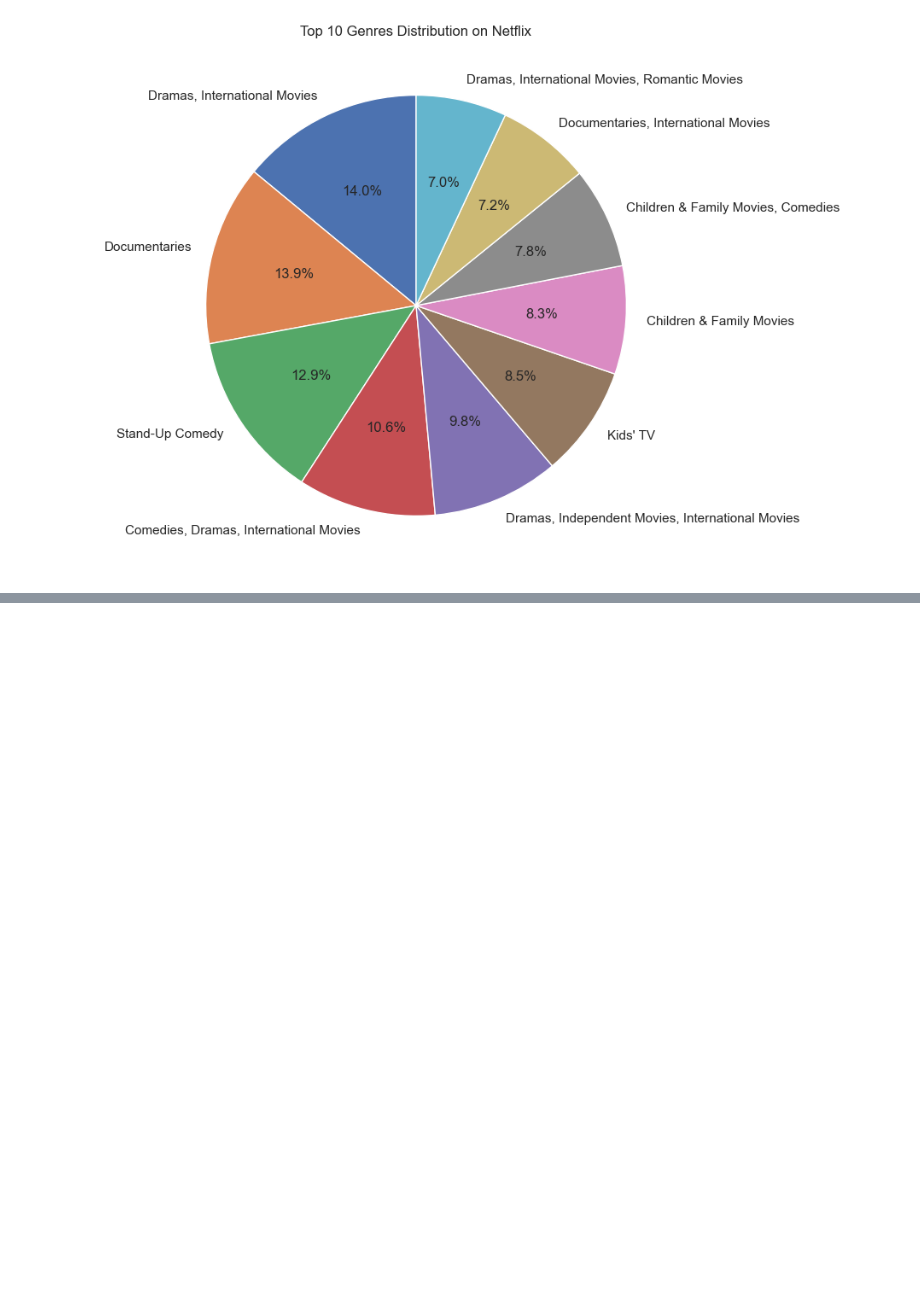
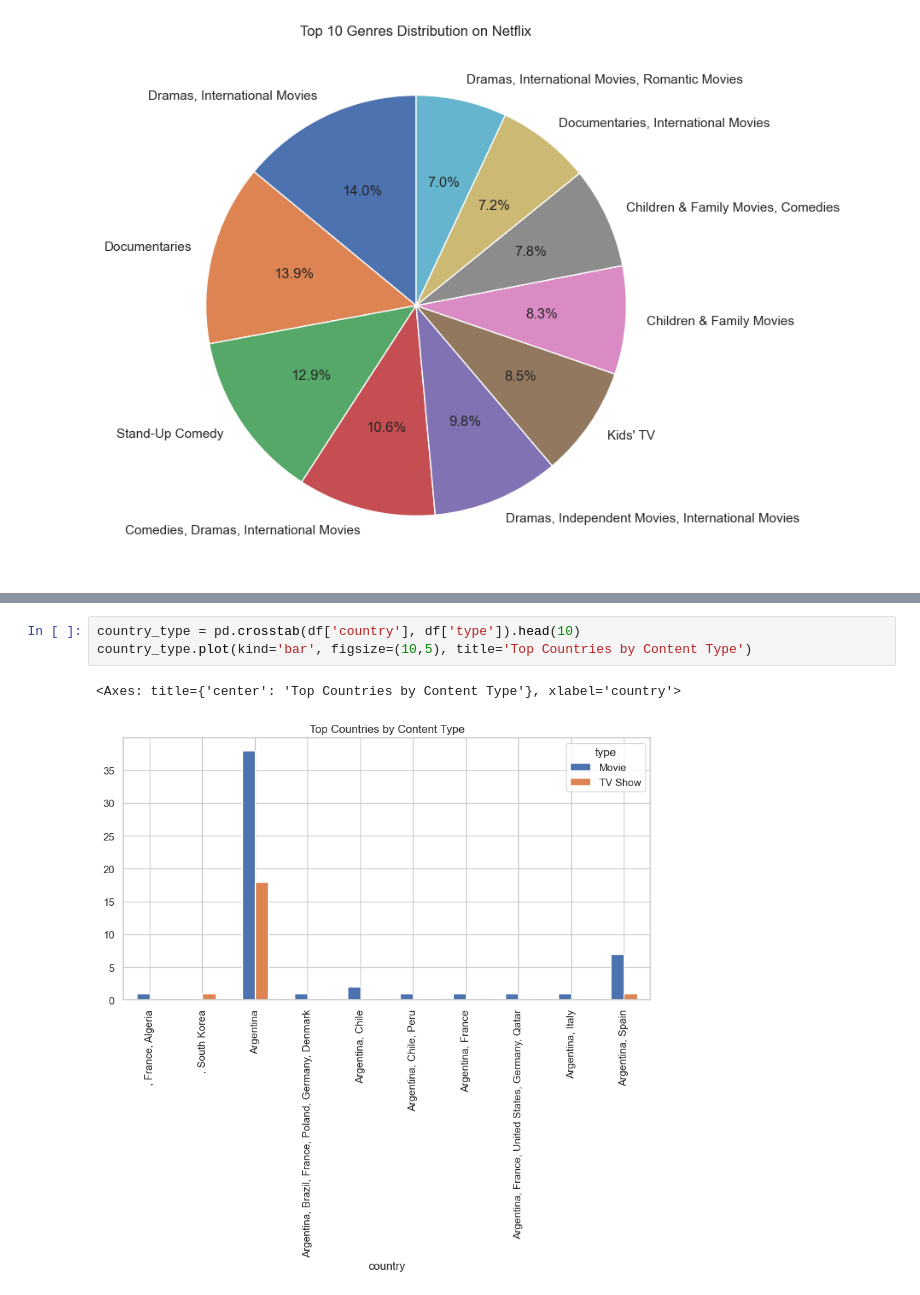
Before and after one commit to Pranavbagul/Netflix-Exploratory-Data-Analysis, a Jupyter notebook: project.ipynb, the cells around one changed output, grey strips where cells are left out. Drawn from its saved outputs; the diff is of its cells as text; blank space fills up the shorter version.

```diff
--- a/project.ipynb
+++ b/project.ipynb
@@ -156,0 +224,6 @@ plt.show()
+# %%
+country_type = pd.crosstab(df['country'], df['type']).head(10)
+country_type.plot(kind='bar', figsize=(10,5), title='Top Countries by Content Type')
+# %% [output]
+<Axes: title={'center': 'Top Countries by Content Type'}, xlabel='country'>
+[figure, added]
```
Also changed, not shown: parts of 7 cells of this notebook.
